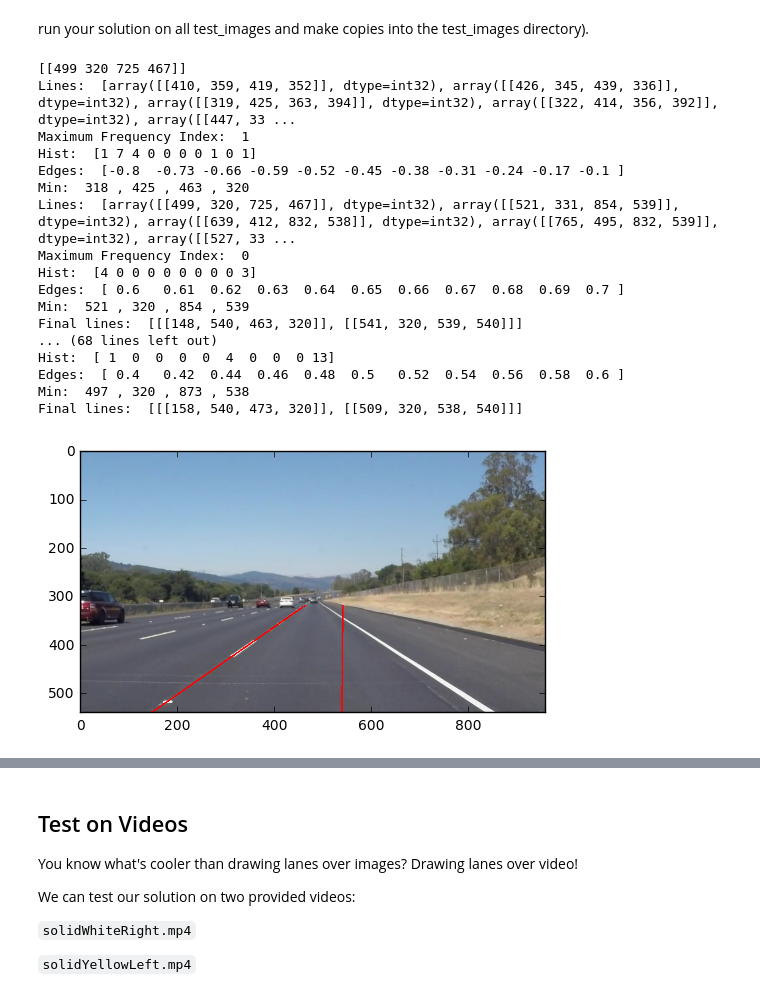
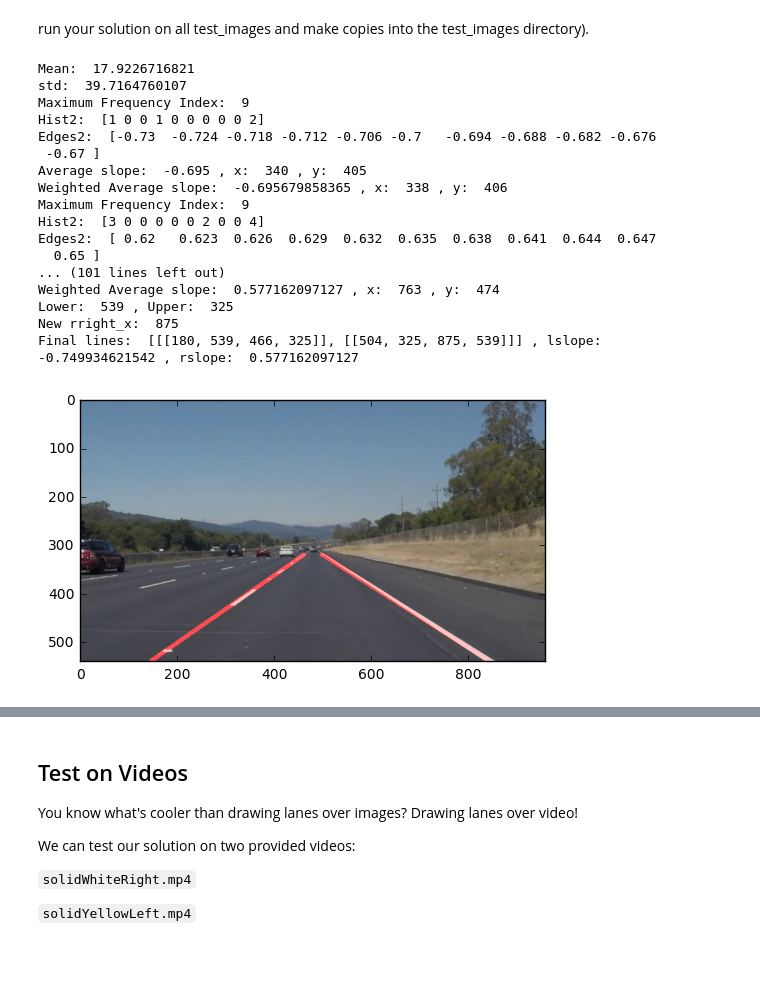
Before and after one commit to vijay-daniel/CarND-LaneLines-P1, a Jupyter notebook: P1.ipynb, the cells around one changed output, grey strips where cells are left out. Drawn from its saved outputs; the diff is of its cells as text; code cells hidden in the pictures; blank space fills up the shorter version.

Commit message:
Fixing erroneous lines

```diff
--- a/P1.ipynb
+++ b/P1.ipynb
@@ -266,65 +334,66 @@ run your solution on all test_images and make copies into the test_images direct
 
 from math import hypot
 
-def line_length(line):
-    return math.hypot(line[0][0]-line[0][2], line[0][1]-line[0][3])
 
 def process_image(image):
     gray_img = grayscale(image)
-    blur_img = gaussian_blur(gray_img, 3)
-    canny_img = canny(blur_img, 20, 150)
-
-    height, width = image.shape[0], image.shape[1]
-#     print('Width: ', width, ', Height: ', height)
 
     # This effectively acts as our field of vision/interest
+    height, width = image.shape[0], image.shape[1]
     roi_vertices = np.array([[(0+100, height), (width/2-20, height/2+50),
                           (width/2+20, height/2+50), (width-50, height)]],
                         dtype=np.int32)
-    masked_canny_img = region_of_interest(canny_img, roi_vertices)
-    lines = hough_lines(masked_canny_img, 1, np.pi/180, 10, 1, 5)
 
-    long_lines = [l for l in lines if line_length(l) > 10]
-    print(lines[0])
-#     sorted(lines, key=line_length, reverse=True)
-    top_lines = long_lines
+    roi_gray_img = region_of_interest(gray_img, roi_vertices)
+    roi_gray_img_mean = np.mean(roi_gray_img)
+    roi_gray_img_std = np.std(roi_gray_img)
+    print("Mean: ", roi_gray_img_mean)
+    print("std: ", roi_gray_img_std)
 
-    merge_and_draw_lines(image, top_lines)
-    return image
+    blur_window = 3
+    blur_img = gaussian_blur(gray_img, 3)
+#     canny_img = canny(gray_img, 10, 100)
+    canny_img = canny(gray_img, roi_gray_img_mean, roi_gray_img_std*blur_window)
+    roi_canny_img = region_of_interest(canny_img, roi_vertices)
+    lines = hough_lines(roi_canny_img, 1, np.pi/180, 10, 1, 1)
+
+    lines_img = np.zeros_like(image)
+#     draw_lines(lines_img, [l for l in lines if line_length(l) > 20], thickness = 8)
+    merge_and_draw_lines(lines_img, [l for l in lines if line_length(l) > 20], thickness=8)
+    return weighted_img(lines_img, image)
 
 
 def singleImage():
     input_image = mpimg.imread("test_images/solidWhiteRight.jpg")
     output = process_image(input_image)
     plt.imshow(output)
 
 def processTestImages():
     for imgPath in os.listdir("test_images/"):
         # Got some .DS_Store files in this folder
         if(not imgPath.endswith("jpg")): continue
-        curr_img = mpimg.imread("test_images/" + imgPath)
-        output = process_image(curr_img)
+        output = process_image(mpimg.imread("test_images/" + imgPath))
         mpimg.imsave("test_output/" + imgPath, output, format='jpg', cmap='gray')
 
 singleImage()
 
 processTestImages()
 # %% [output]
-[[499 320 725 467]]
-Lines:  [array([[410, 359, 419, 352]], dtype=int32), array([[426, 345, 439, 336]], dtype=int32), array([[319, 425, 363, 394]], dtype=int32), array([[322, 414, 356, 392]], dtype=int32), array([[447, 33 ...
-Maximum Frequency Index:  1
-Hist:  [1 7 4 0 0 0 0 1 0 1]
-Edges:  [-0.8  -0.73 -0.66 -0.59 -0.52 -0.45 -0.38 -0.31 -0.24 -0.17 -0.1 ]
-Min:  318 , 425 , 463 , 320
-Lines:  [array([[499, 320, 725, 467]], dtype=int32), array([[521, 331, 854, 539]], dtype=int32), array([[639, 412, 832, 538]], dtype=int32), array([[765, 495, 832, 539]], dtype=int32), array([[527, 33 ...
-Maximum Frequency Index:  0
-Hist:  [4 0 0 0 0 0 0 0 0 3]
-Edges:  [ 0.6   0.61  0.62  0.63  0.64  0.65  0.66  0.67  0.68  0.69  0.7 ]
-Min:  521 , 320 , 854 , 539
-Final lines:  [[[148, 540, 463, 320]], [[541, 320, 539, 540]]]
-... (68 lines left out)
-Hist:  [ 1  0  0  0  0  4  0  0  0 13]
-Edges:  [ 0.4   0.42  0.44  0.46  0.48  0.5   0.52  0.54  0.56  0.58  0.6 ]
-Min:  497 , 320 , 873 , 538
-Final lines:  [[[158, 540, 473, 320]], [[509, 320, 538, 540]]]
+Mean:  17.9226716821
+std:  39.7164760107
+Maximum Frequency Index:  9
+Hist2:  [1 0 0 1 0 0 0 0 0 2]
+Edges2:  [-0.73  -0.724 -0.718 -0.712 -0.706 -0.7   -0.694 -0.688 -0.682 -0.676
+ -0.67 ]
+Average slope:  -0.695 , x:  340 , y:  405
+Weighted Average slope:  -0.695679858365 , x:  338 , y:  406
+Maximum Frequency Index:  9
+Hist2:  [3 0 0 0 0 0 2 0 0 4]
+Edges2:  [ 0.62   0.623  0.626  0.629  0.632  0.635  0.638  0.641  0.644  0.647
+  0.65 ]
+... (101 lines left out)
+Weighted Average slope:  0.577162097127 , x:  763 , y:  474
+Lower:  539 , Upper:  325
+New rright_x:  875
+Final lines:  [[[180, 539, 466, 325]], [[504, 325, 875, 539]]] , lslope:  -0.749934621542 , rslope:  0.577162097127
-[figure, old version]
+[figure, new version]
```
Also changed, not shown: parts of 7 cells of this notebook.
